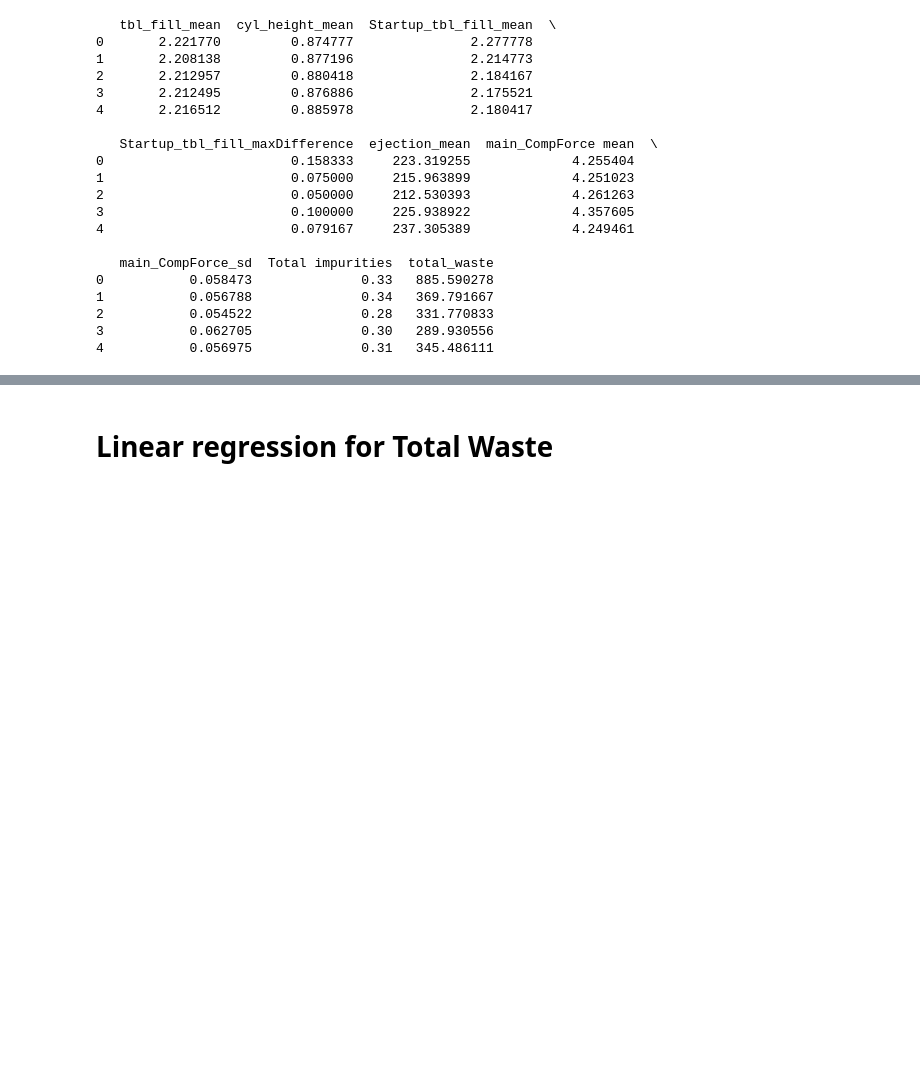
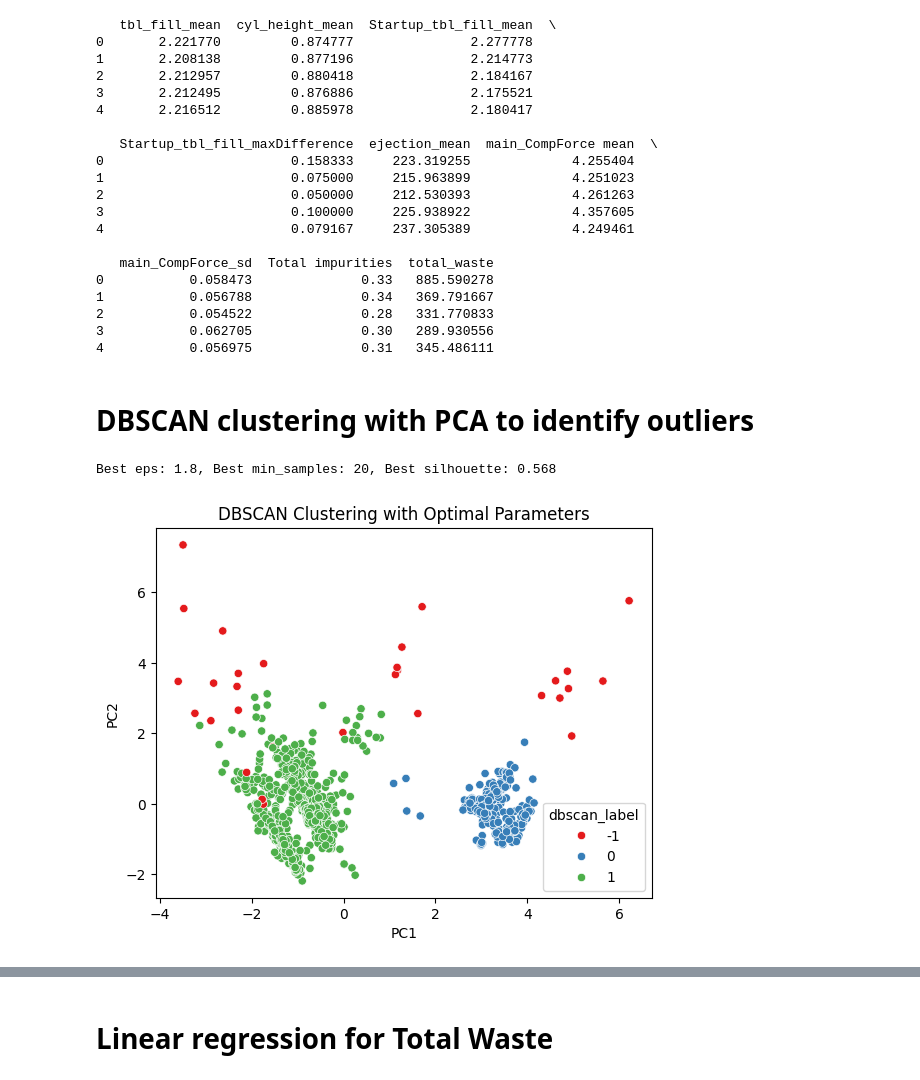
Before and after one commit to rickykkim/Drug-Design, a Jupyter notebook: main.ipynb, the cells around one changed output, grey strips where cells are left out. Saved outputs shown, nothing was run; the diff lists cells and outputs as text; code cells hidden in the pictures; blank space fills up the shorter version.

Commit message:
Add data processing

```diff
--- a/main.ipynb
+++ b/main.ipynb
@@ -62,3 +62,58 @@ print(process.head())
 2           0.054522              0.28   331.770833
 3           0.062705              0.30   289.930556
 4           0.056975              0.31   345.486111
+# %% [markdown]
+# DBSCAN clustering with PCA to identify outliers
+# %%
+from sklearn.preprocessing import StandardScaler
+from sklearn.cluster import DBSCAN
+from sklearn.metrics import silhouette_score
+from sklearn.decomposition import PCA
+import seaborn as sns
+import matplotlib.pyplot as plt
+
+# Drop rows with missing values
+process = process.dropna()
+
+# Scale design variables
+design_vars = ['tbl_fill_mean', 'cyl_height_mean', 'Startup_tbl_fill_mean',
+               'Startup_tbl_fill_maxDifference', 'ejection_mean',
+               'main_CompForce mean', 'main_CompForce_sd']
+X = process[design_vars]
+X_scaled = StandardScaler().fit_transform(X)
+
+# Fine-tune hyperparamters for DBSCAN
+eps_values = [0.5, 0.8, 1.0, 1.2, 1.5, 1.8]
+min_samples_values = [5, 10, 14, 20, 25]
+
+best_eps, best_min_samples, best_silhouette = 0, 0, -1
+
+for eps in eps_values:
+    for min_samples in min_samples_values:
+        dbscan = DBSCAN(eps=eps, min_samples=min_samples)
+        labels = dbscan.fit_predict(X_scaled)
+
+        # Ensure valid clustering
+        if len(set(labels)) > 1 and len(set(labels)) != len(X):
+            silhouette_avg = silhouette_score(X_scaled, labels)
+
+            if silhouette_avg > best_silhouette:
+                best_silhouette = silhouette_avg
+                best_eps = eps
+                best_min_samples = min_samples
+
+print(f"Best eps: {best_eps}, Best min_samples: {best_min_samples}, Best silhouette: {best_silhouette:.3f}")
+
+# Train DBSCAN with the best hyperparameters
+dbscan = DBSCAN(eps=best_eps, min_samples=best_min_samples)
+labels = dbscan.fit_predict(X_scaled)
+process['dbscan_label'] = labels
+
+# Visualize clusters in PCA space
+process[['PC1', 'PC2']] = PCA(n_components=2).fit_transform(X_scaled)
+sns.scatterplot(data=process, x='PC1', y='PC2', hue='dbscan_label', palette='Set1')
+plt.title("DBSCAN Clustering with Optimal Parameters")
+plt.show()
+# %% [output]
+Best eps: 1.8, Best min_samples: 20, Best silhouette: 0.568
+[figure, added]
```
Also changed, not shown: parts of 10 cells of this notebook.
